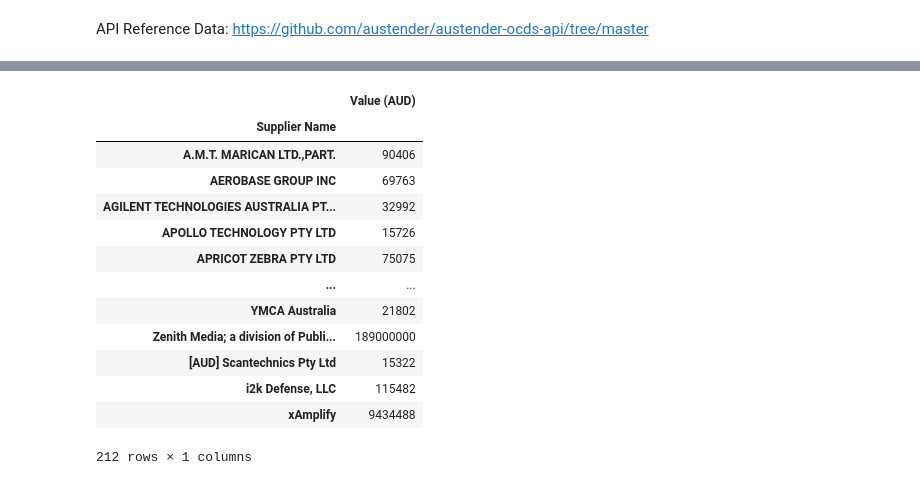
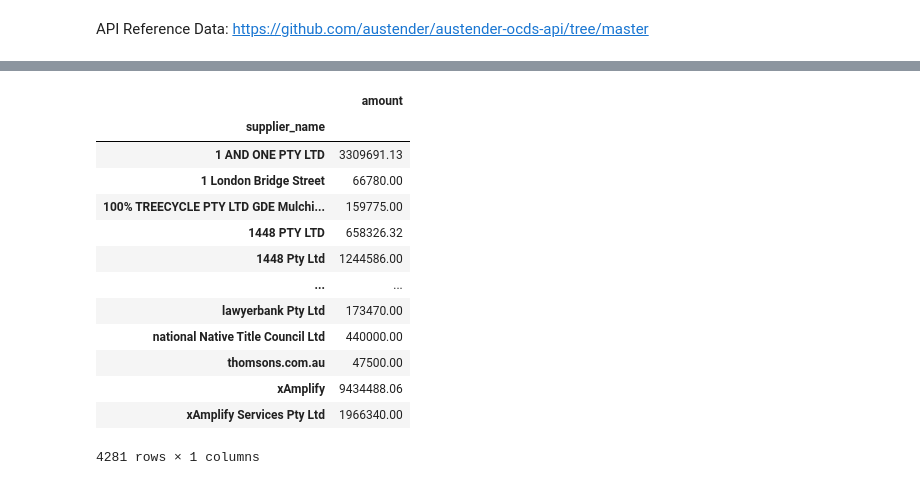
Before and after one commit to ShaunVN/Project_AusTender, a Jupyter notebook: src/source_code.ipynb, the cells around one changed output, grey strips where cells are left out. Saved outputs shown, nothing was run; the diff lists cells and outputs as text; code cells hidden in the pictures.

```diff
--- a/src/source_code.ipynb
+++ b/src/source_code.ipynb
@@ -14,7 +14,7 @@ import requests
 import json
 
 start_date = '2026-06-01T00:00:00Z'
-end_date = '2026-07-01T23:48:48Z'
+end_date = '2026-06-02T23:59:59Z'
 
 url = f'https://api.tenders.gov.au/ocds/findByDates/contractPublished/{start_date}/{end_date}'
 
@@ -33,5 +33,13 @@ def read_austender_data(start,end):
     response = requests.get(url)
     data = response.json()
     return data
+# %%
+def read_more_austender_data(url):
+    import requests
+    import json
+
+    response = requests.get(url)
+    data = response.json()
+    return data
 # %%
 begin_period = '2026-06-01T00:00:00Z'
@@ -60,7 +57,21 @@ read_austender_data(begin_period,end_period)
 # %%
-pages = data['links']
+#If there are only 1 link then 'links' don't appear in the json
 
-if pages.get('next'):
-    next_page = pages.get('next')
+pages = []
 
-print(next_page)
+begin_period = '2026-06-01T00:00:00Z'
+end_period = '2026-07-02T23:59:59Z'
+
+
+current = read_austender_data(begin_period,end_period)
+
+while True:
+    pages.append(current)
+
+    links = current.get('links',{})
+    next_url = links.get('next')
+
+    if not next_url:
+        break
+
+    current = read_more_austender_data(next_url)
@@ -254,19 +265,19 @@ agency_df
 # %%
-supplier_df = df.groupby('Supplier Name').agg({'Value (AUD)':'sum'})
+supplier_df = df.groupby('supplier_name').agg({'amount':'sum'})
 supplier_df
 # %% [output]
-|  | Value (AUD) |
-| Supplier Name |  |
-| A.M.T. MARICAN LTD.,PART. | 90406 |
-| AEROBASE GROUP INC | 69763 |
-| AGILENT TECHNOLOGIES AUSTRALIA PT... | 32992 |
-| APOLLO TECHNOLOGY PTY LTD | 15726 |
-| APRICOT ZEBRA PTY LTD | 75075 |
+|  | amount |
+| supplier_name |  |
+| 1 AND ONE PTY LTD | 3309691.13 |
+| 1 London Bridge Street | 66780.00 |
+| 100% TREECYCLE PTY LTD GDE Mulchi... | 159775.00 |
+| 1448 PTY LTD | 658326.32 |
+| 1448 Pty Ltd | 1244586.00 |
 | ... | ... |
-| YMCA Australia | 21802 |
-| Zenith Media; a division of Publi... | 189000000 |
-| [AUD] Scantechnics Pty Ltd | 15322 |
-| i2k Defense, LLC | 115482 |
-| xAmplify | 9434488 |
+| lawyerbank Pty Ltd | 173470.00 |
+| national Native Title Council Ltd | 440000.00 |
+| thomsons.com.au | 47500.00 |
+| xAmplify | 9434488.06 |
+| xAmplify Services Pty Ltd | 1966340.00 |
-212 rows × 1 columns
+4281 rows × 1 columns
 # %%
```
Also changed, not shown: parts of 10 cells of this notebook.
